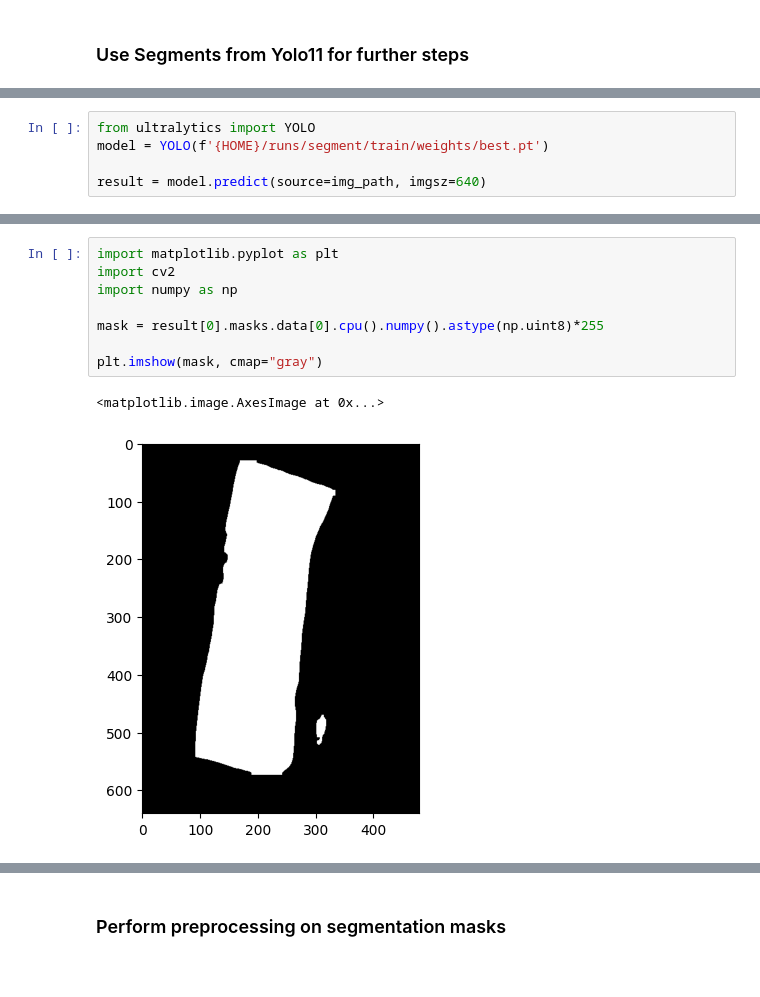
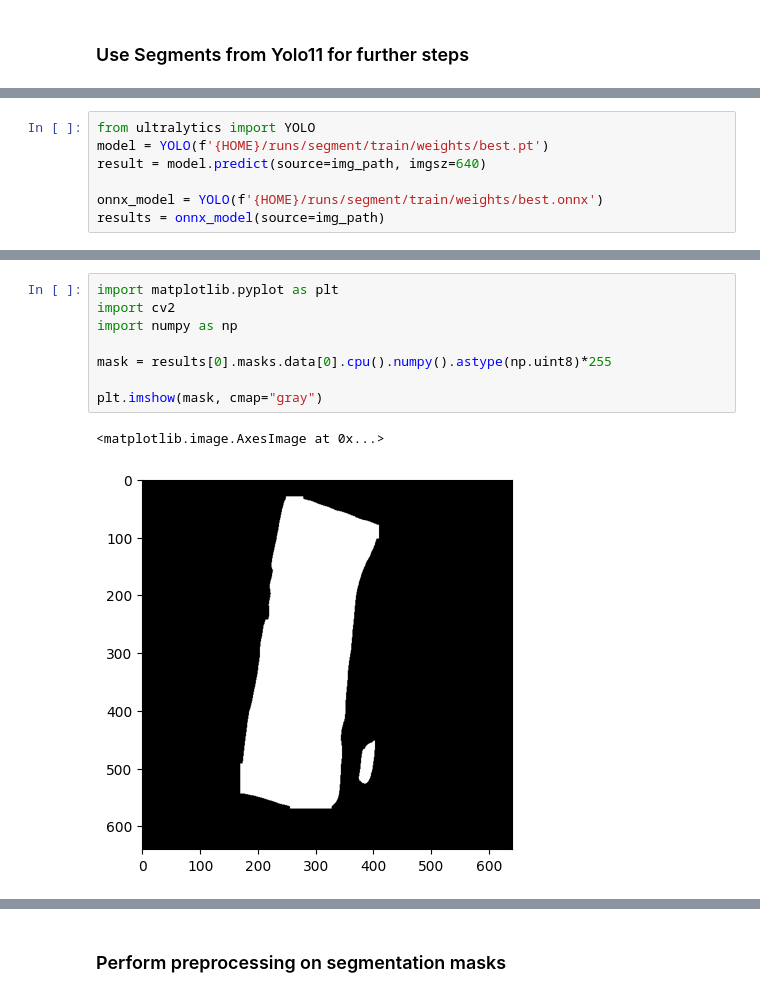
Before and after one commit to skeilbach/receipt2json, a Jupyter notebook: Yolov11CustomReceiptDetection.ipynb, the cells around one changed output, grey strips where cells are left out. Cells and saved outputs as stored; diff of their text form.

Commit message:
Optimised cpu performance by loading yolo as onnx model

```diff
--- a/Yolov11CustomReceiptDetection.ipynb
+++ b/Yolov11CustomReceiptDetection.ipynb
@@ -147,6 +145,8 @@ NameError: name 'os' is not defined
 # %%
 from ultralytics import YOLO
 model = YOLO(f'{HOME}/runs/segment/train/weights/best.pt')
+result = model.predict(source=img_path, imgsz=640)
 
-result = model.predict(source=img_path, imgsz=640)
+onnx_model = YOLO(f'{HOME}/runs/segment/train/weights/best.onnx')
+results = onnx_model(source=img_path)
 # %% [output]
@@ -160,11 +165,11 @@ memory.free [MiB]
 # %%
 import matplotlib.pyplot as plt
 import cv2
 import numpy as np
 
-mask = result[0].masks.data[0].cpu().numpy().astype(np.uint8)*255
+mask = results[0].masks.data[0].cpu().numpy().astype(np.uint8)*255
 
 plt.imshow(mask, cmap="gray")
 # %% [output]
 <matplotlib.image.AxesImage at 0x...>
-[figure, old version]
+[figure, new version]
```
Also changed, not shown: parts of 19 cells of this notebook, 2 other files.
